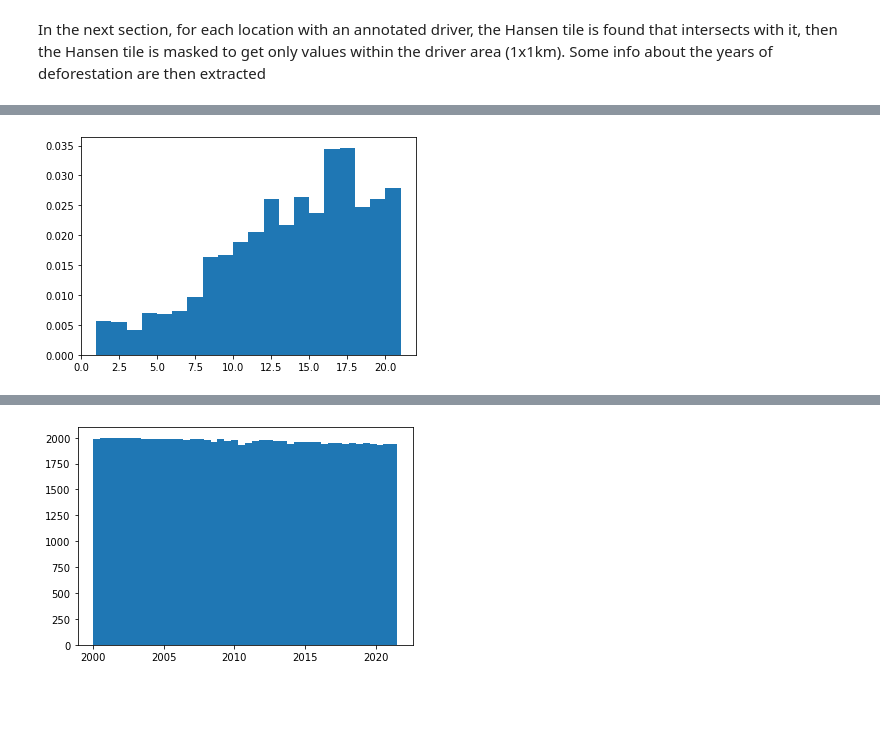
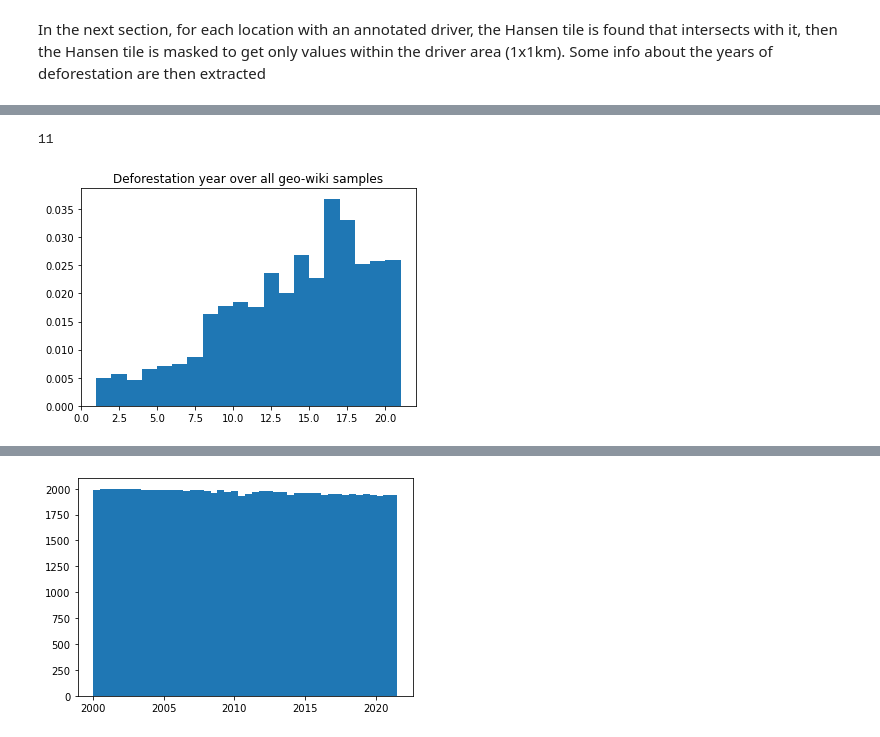
Before and after one commit to janpisl/deforestation-drivers, a Jupyter notebook: notebooks/temporal_distribution_of_geo_wiki_samples.ipynb, the cells around one changed output, grey strips where cells are left out. Saved outputs shown, nothing was run; the diff lists cells and outputs as text; code cells hidden in the pictures; blank space fills up the shorter version.

Commit message:
distribution of all campaign examples over time

```diff
--- a/notebooks/temporal_distribution_of_geo_wiki_samples.ipynb
+++ b/notebooks/temporal_distribution_of_geo_wiki_samples.ipynb
@@ -52,7 +54,7 @@ controls.head()
 # %%
 locations = controls_gdf.loc[controls_gdf.step == 'step1'].copy()
 # %%
-hansen_dir = '/Users/janpisl/Documents/EPFL/Hansen_yearloss/'
+hansen_dir = '../../Hansen_yearloss/'
 # %%
 def parse_lat(latitude: str) -> tuple:
 
@@ -108,14 +128,3 @@ geom = locations.iloc[1].geometry
 # %%
 gdf['filename'] = gdf[0]
 gdf = gdf.drop([0], axis=1)
-# %%
-masks = []
-for index, row in locations.iterrows():
-
-    geom = row.geometry
-    filename = gdf.loc[gdf.intersects(geom)].filename.values[0]
-    with rasterio.open(os.path.join(hansen_dir, filename)) as src:
-        out_image, out_transform = rasterio.mask.mask(src, [geom], crop=True)
-
-    out_image = out_image.flatten()
-    masks.append(out_image)
@@ -122,2 +147,7 @@ for index, row in locations.iterrows():
+# %%
+campaign.crs = 4326
+#campaign = campaign.to_crs(3857)
+#campaign.geometry.buffer(500, cap_style=2)
+campaign['geometry'] = campaign.to_crs(3857).geometry.buffer(500, cap_style=3).to_crs(4326)
 # %%
 # %% [output]
@@ -125,11 +176,27 @@ for index, row in locations.iterrows():
+# %%
+masks = []
+for index, row in campaign.iterrows():
+
+    geom = row.geometry
+    filename = gdf.loc[gdf.intersects(geom)].filename.values[0]
+
+    with rasterio.open(os.path.join(hansen_dir, filename)) as src:
+        out_image, out_transform = rasterio.mask.mask(src, [geom], crop=True)
+
+    out_image = out_image.flatten()
+    masks.append(out_image)
+# %%
+masks[0].m
+# %% [output]
+11
 # %%
 all = np.concatenate( masks, axis=0 )
 fig, ax = plt.subplots( nrows=1, ncols=1 )  # create figure & 1 axis
 ax.hist(all, bins=[1,2,3,4,5,6,7,8,9,10,11,12,13,14,15,16,17,18,19,20,21],weights=np.ones(len(all)) / len(all))
-plt.title("Deforestation year over all 2000 validation geo-wiki samples")
+plt.title("Deforestation year over all geo-wiki samples")
 plt.show()
 # %% [output]
-[figure, old version]
+[figure, new version]
 # %%
 from matplotlib.ticker import PercentFormatter
 
```
Also changed, not shown: parts of 10 cells of this notebook.
